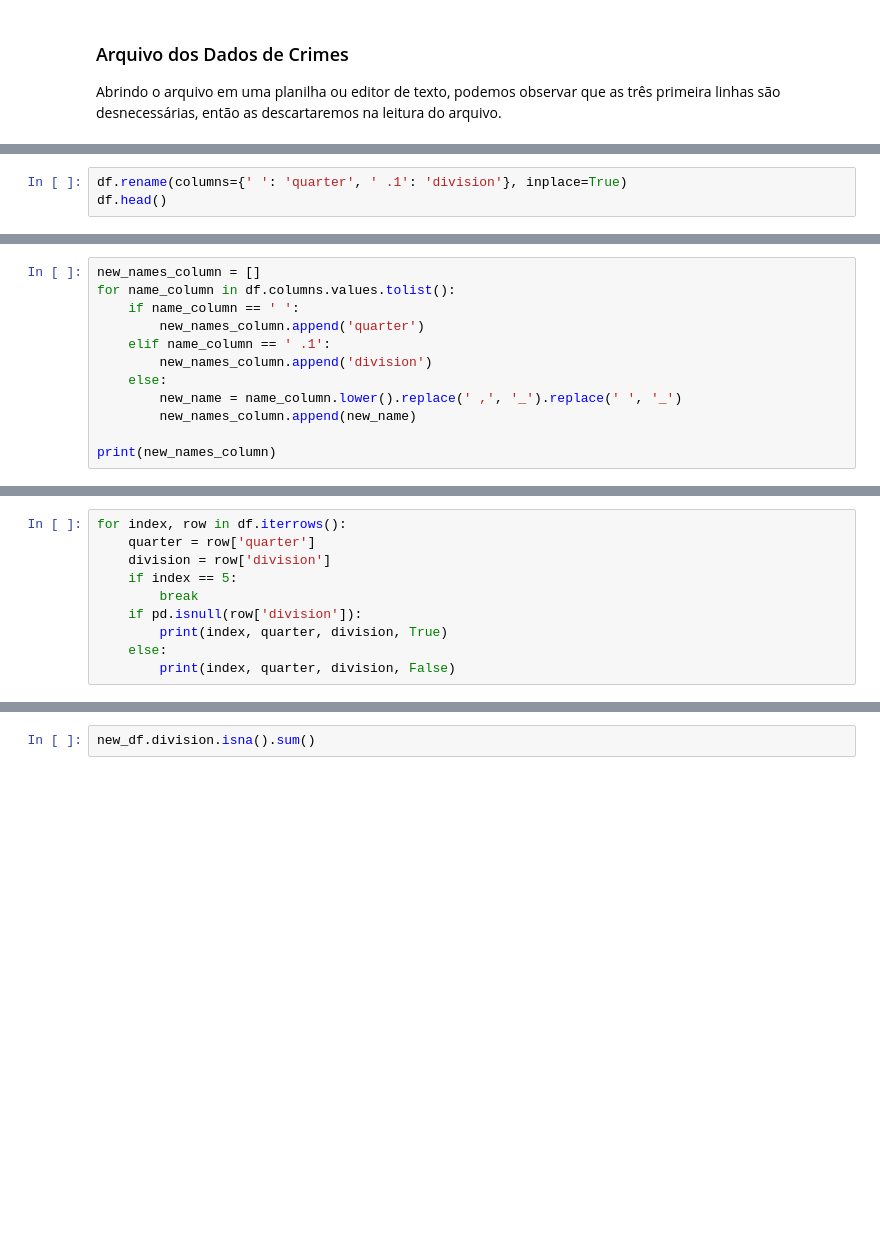
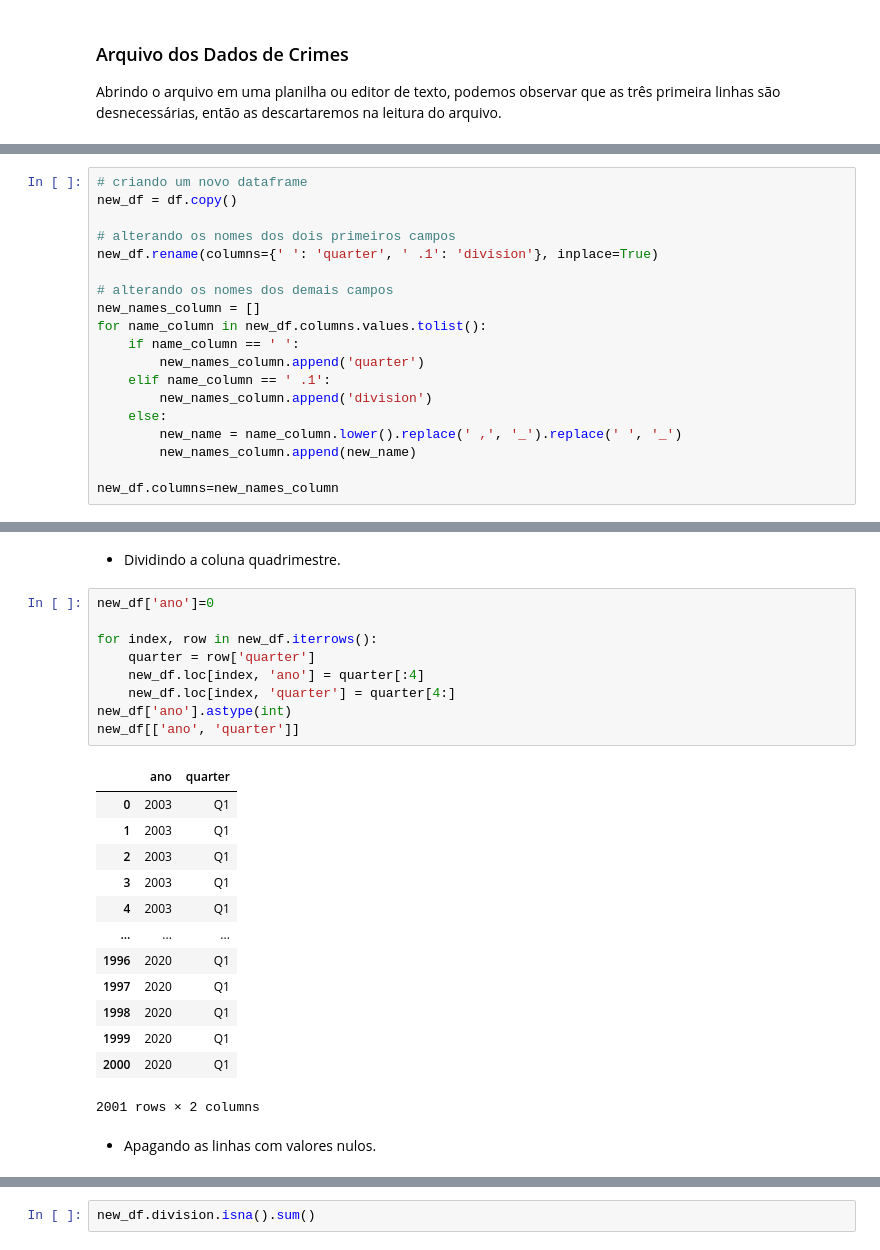
Before and after one commit to gustavopierre/data_science_portfolio, a Jupyter notebook: Um_Passo_a_Passo_Para_Analise_Crimes_na_Irlanda.ipynb, the cells around one changed output, grey strips where cells are left out. Saved outputs shown, nothing was run; the diff lists cells and outputs as text; blank space fills up the shorter version.

```diff
--- a/Um_Passo_a_Passo_Para_Analise_Crimes_na_Irlanda.ipynb
+++ b/Um_Passo_a_Passo_Para_Analise_Crimes_na_Irlanda.ipynb
@@ -155,3 +138,0 @@ df.columns.values.tolist()
-# %%
-df.rename(columns={' ': 'quarter', ' .1': 'division'}, inplace=True)
-df.head()
@@ -165,6 +174,13 @@ df.head()
 # %%
+# criando um novo dataframe
+new_df = df.copy()
+
+# alterando os nomes dos dois primeiros campos
+new_df.rename(columns={' ': 'quarter', ' .1': 'division'}, inplace=True)
+
+# alterando os nomes dos demais campos
 new_names_column = []
-for name_column in df.columns.values.tolist():
+for name_column in new_df.columns.values.tolist():
     if name_column == ' ':
         new_names_column.append('quarter')
     elif name_column == ' .1':
@@ -173,4 +189,4 @@ for name_column in df.columns.values.tolist():
         new_name = name_column.lower().replace(' ,', '_').replace(' ', '_')
         new_names_column.append(new_name)
 
-print(new_names_column)
+new_df.columns=new_names_column
@@ -228,10 +192,0 @@ len(df.iloc[1].quarter)
-# %%
-for index, row in df.iterrows():
-    quarter = row['quarter']
-    division = row['division']
-    if index == 5:
-        break
-    if pd.isnull(row['division']):
-        print(index, quarter, division, True)
-    else:
-        print(index, quarter, division, False)
@@ -270,0 +219,27 @@ new_df.head()
+# %% [markdown]
+* Dividindo a coluna quadrimestre.
+# %%
+new_df['ano']=0
+
+for index, row in new_df.iterrows():
+    quarter = row['quarter']
+    new_df.loc[index, 'ano'] = quarter[:4]
+    new_df.loc[index, 'quarter'] = quarter[4:]
+new_df['ano'].astype(int)
+new_df[['ano', 'quarter']]
+# %% [output]
+|  | ano | quarter |
+| 0 | 2003 | Q1 |
+| 1 | 2003 | Q1 |
+| 2 | 2003 | Q1 |
+| 3 | 2003 | Q1 |
+| 4 | 2003 | Q1 |
+| ... | ... | ... |
+| 1996 | 2020 | Q1 |
+| 1997 | 2020 | Q1 |
+| 1998 | 2020 | Q1 |
+| 1999 | 2020 | Q1 |
+| 2000 | 2020 | Q1 |
+2001 rows × 2 columns
+# %% [markdown]
+* Apagando as linhas com valores nulos.
```
Also changed, not shown: parts of 26 cells of this notebook.
